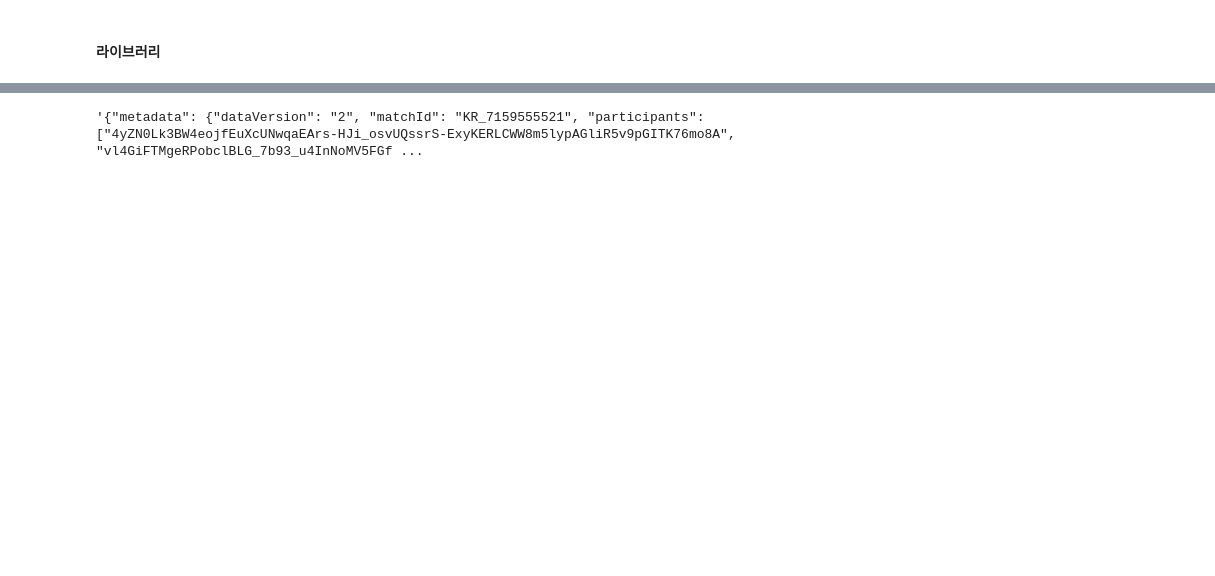
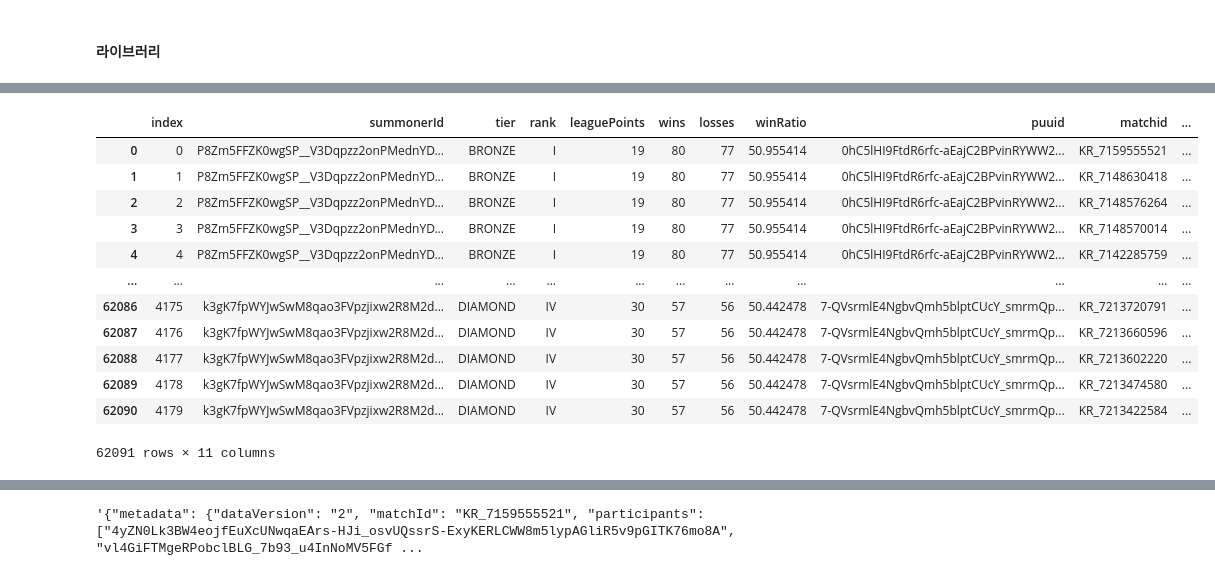
Before and after one commit to YangJiWoong96/LOL_Data_Analysis, a Jupyter notebook: JSON preprocessing.ipynb, the cells around one changed output, grey strips where cells are left out. Saved outputs shown, nothing was run; the diff lists cells and outputs as text; code cells hidden in the pictures; blank space fills up the shorter version.

```diff
--- a/JSON preprocessing.ipynb
+++ b/JSON preprocessing.ipynb
@@ -61,0 +19,5 @@ data
+# %%
+g1 = pd.read_csv('/content/drive/MyDrive/롤 데이터 분석/meta_data/GOLD_I_with_puuid_with_matchids_with_metadata.csv')
+g2 = pd.read_csv('/content/drive/MyDrive/롤 데이터 분석/meta_data/GOLD_II_with_puuid_with_matchids_with_metadata.csv')
+g3 = pd.read_csv('/content/drive/MyDrive/롤 데이터 분석/meta_data/GOLD_III_with_puuid_with_matchids_with_metadata.csv')
+g4 = pd.read_csv('/content/drive/MyDrive/롤 데이터 분석/meta_data/GOLD_IV_with_puuid_with_matchids_with_metadata.csv')
@@ -61,0 +39,17 @@ data
+# %%
+data = pd.concat([b1,b2,b3,b4,s1,s2,s3,s4,g1,g2,g3,g4,p1,p2,p3,p4,e1,e2,e3,e4,d1,d2,d3,d4],axis=0).reset_index()
+data
+# %% [output]
+|  | index | summonerId | tier | rank | leaguePoints | wins | losses | winRatio | puuid | matchid | ... |
+| 0 | 0 | P8Zm5FFZK0wgSP__V3Dqpzz2onPMednYD... | BRONZE | I | 19 | 80 | 77 | 50.955414 | 0hC5lHI9FtdR6rfc-aEajC2BPvinRYWW2... | KR_7159555521 | ... |
+| 1 | 1 | P8Zm5FFZK0wgSP__V3Dqpzz2onPMednYD... | BRONZE | I | 19 | 80 | 77 | 50.955414 | 0hC5lHI9FtdR6rfc-aEajC2BPvinRYWW2... | KR_7148630418 | ... |
+| 2 | 2 | P8Zm5FFZK0wgSP__V3Dqpzz2onPMednYD... | BRONZE | I | 19 | 80 | 77 | 50.955414 | 0hC5lHI9FtdR6rfc-aEajC2BPvinRYWW2... | KR_7148576264 | ... |
+| 3 | 3 | P8Zm5FFZK0wgSP__V3Dqpzz2onPMednYD... | BRONZE | I | 19 | 80 | 77 | 50.955414 | 0hC5lHI9FtdR6rfc-aEajC2BPvinRYWW2... | KR_7148570014 | ... |
+| 4 | 4 | P8Zm5FFZK0wgSP__V3Dqpzz2onPMednYD... | BRONZE | I | 19 | 80 | 77 | 50.955414 | 0hC5lHI9FtdR6rfc-aEajC2BPvinRYWW2... | KR_7142285759 | ... |
+| ... | ... | ... | ... | ... | ... | ... | ... | ... | ... | ... | ... |
+| 62086 | 4175 | k3gK7fpWYJwSwM8qao3FVpzjixw2R8M2d... | DIAMOND | IV | 30 | 57 | 56 | 50.442478 | 7-QVsrmlE4NgbvQmh5blptCUcY_smrmQp... | KR_7213720791 | ... |
+| 62087 | 4176 | k3gK7fpWYJwSwM8qao3FVpzjixw2R8M2d... | DIAMOND | IV | 30 | 57 | 56 | 50.442478 | 7-QVsrmlE4NgbvQmh5blptCUcY_smrmQp... | KR_7213660596 | ... |
+| 62088 | 4177 | k3gK7fpWYJwSwM8qao3FVpzjixw2R8M2d... | DIAMOND | IV | 30 | 57 | 56 | 50.442478 | 7-QVsrmlE4NgbvQmh5blptCUcY_smrmQp... | KR_7213602220 | ... |
+| 62089 | 4178 | k3gK7fpWYJwSwM8qao3FVpzjixw2R8M2d... | DIAMOND | IV | 30 | 57 | 56 | 50.442478 | 7-QVsrmlE4NgbvQmh5blptCUcY_smrmQp... | KR_7213474580 | ... |
+| 62090 | 4179 | k3gK7fpWYJwSwM8qao3FVpzjixw2R8M2d... | DIAMOND | IV | 30 | 57 | 56 | 50.442478 | 7-QVsrmlE4NgbvQmh5blptCUcY_smrmQp... | KR_7213422584 | ... |
+62091 rows × 11 columns
```
Also changed, not shown: parts of 25 cells of this notebook, 3 other files.
